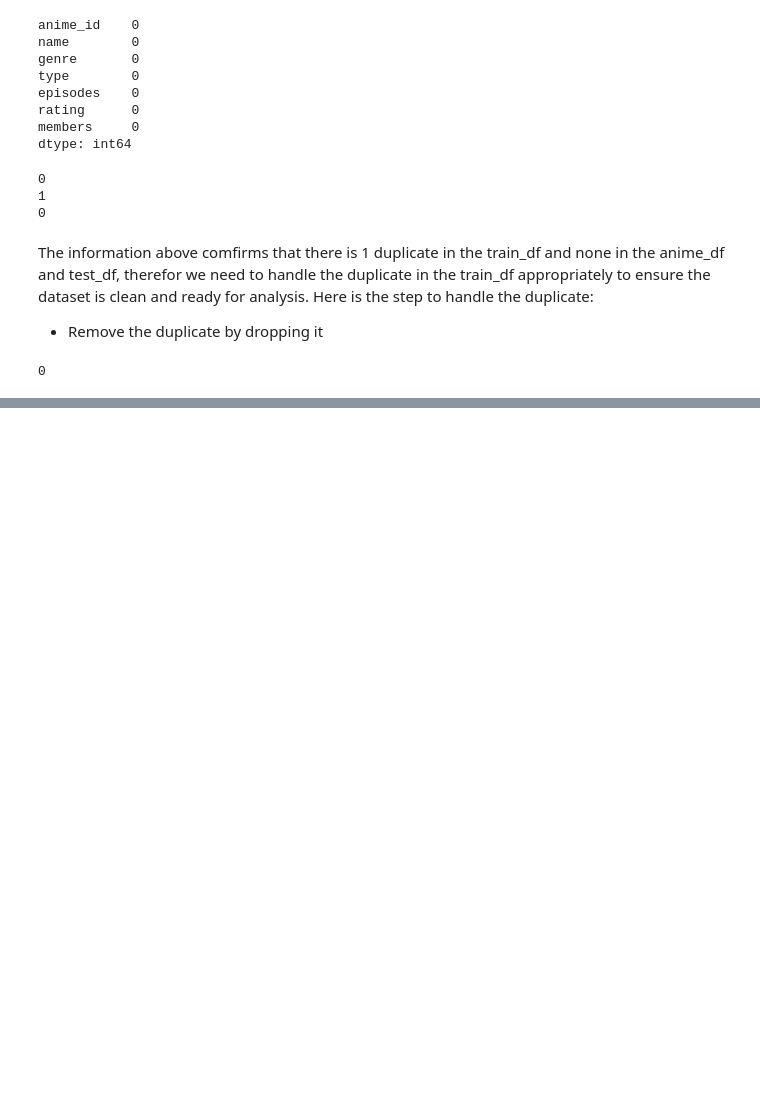
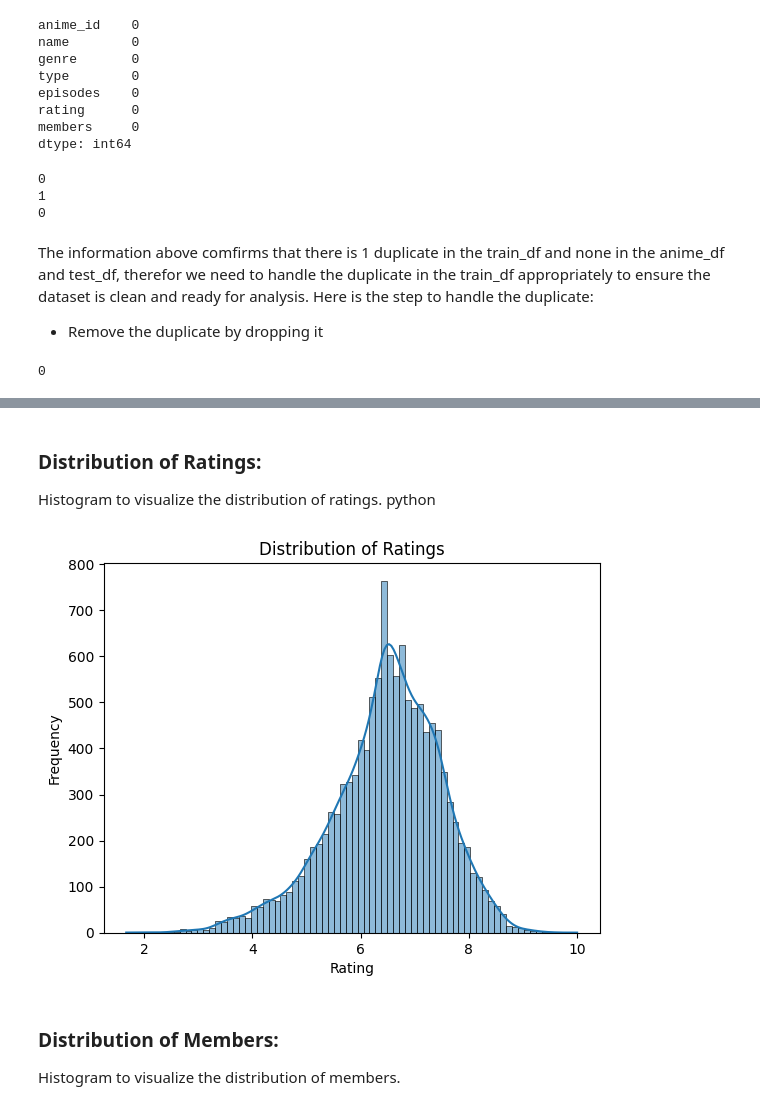
Before and after one commit to keneilweRangw/MM1_2401FTDS_Unsupervised_Learning_Project, a Jupyter notebook: Final_Project.ipynb, the cells around one changed output, grey strips where cells are left out. Drawn from its saved outputs; the diff is of its cells as text; code cells hidden in the pictures; blank space fills up the shorter version.

```diff
--- a/Final_Project.ipynb
+++ b/Final_Project.ipynb
@@ -234,0 +312,20 @@ anime_df.head()
+# %% [markdown]
+### Distribution of Ratings:
+
+Histogram to visualize the distribution of ratings.
+python
+# %%
+import matplotlib.pyplot as plt
+import seaborn as sns
+
+sns.histplot(anime_df['rating'], kde=True)
+plt.title('Distribution of Ratings')
+plt.xlabel('Rating')
+plt.ylabel('Frequency')
+plt.show()
+# %% [output]
+[figure, added]
+# %% [markdown]
+### Distribution of Members:
+
+Histogram to visualize the distribution of members.
```
Also changed, not shown: parts of 47 cells of this notebook, 2 other files.
